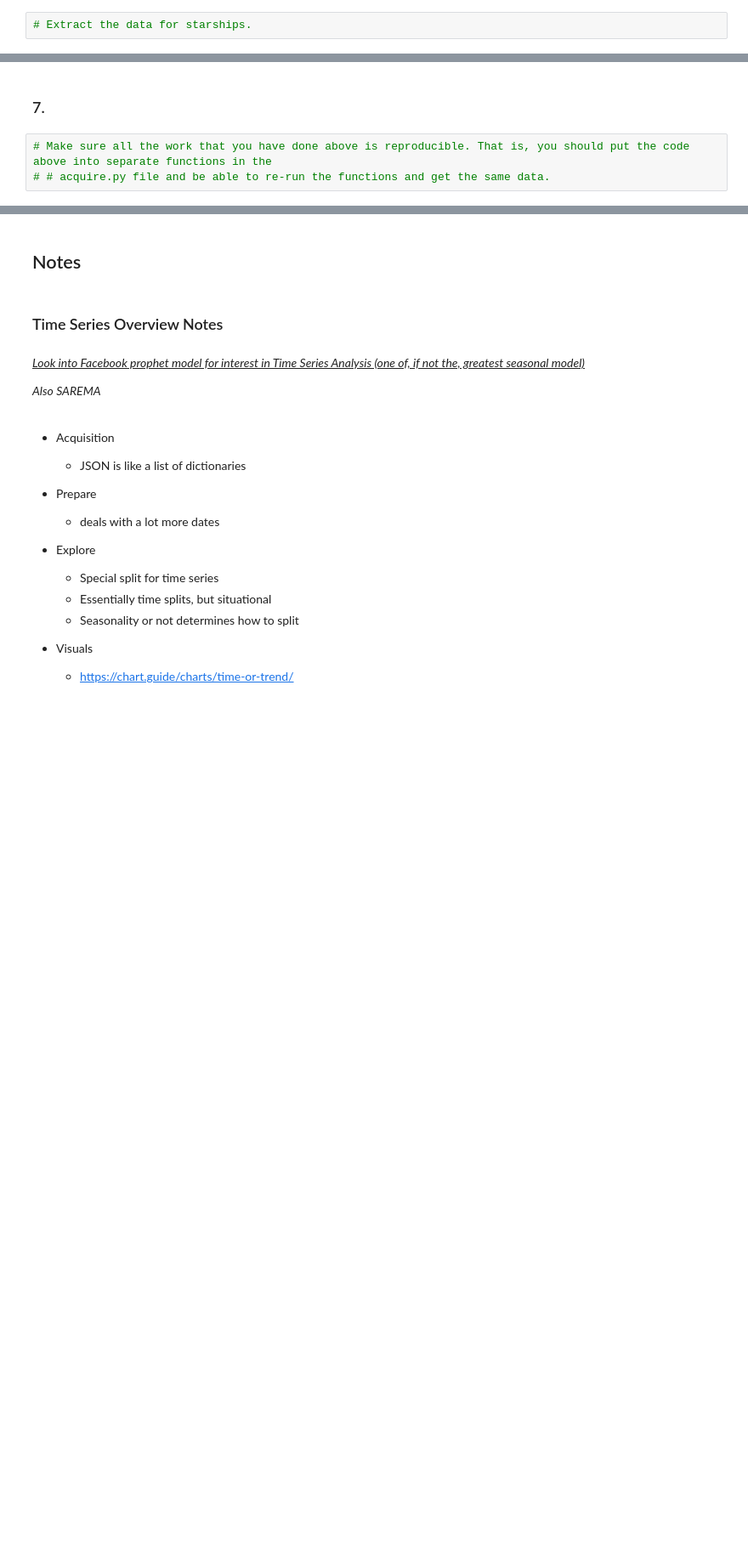
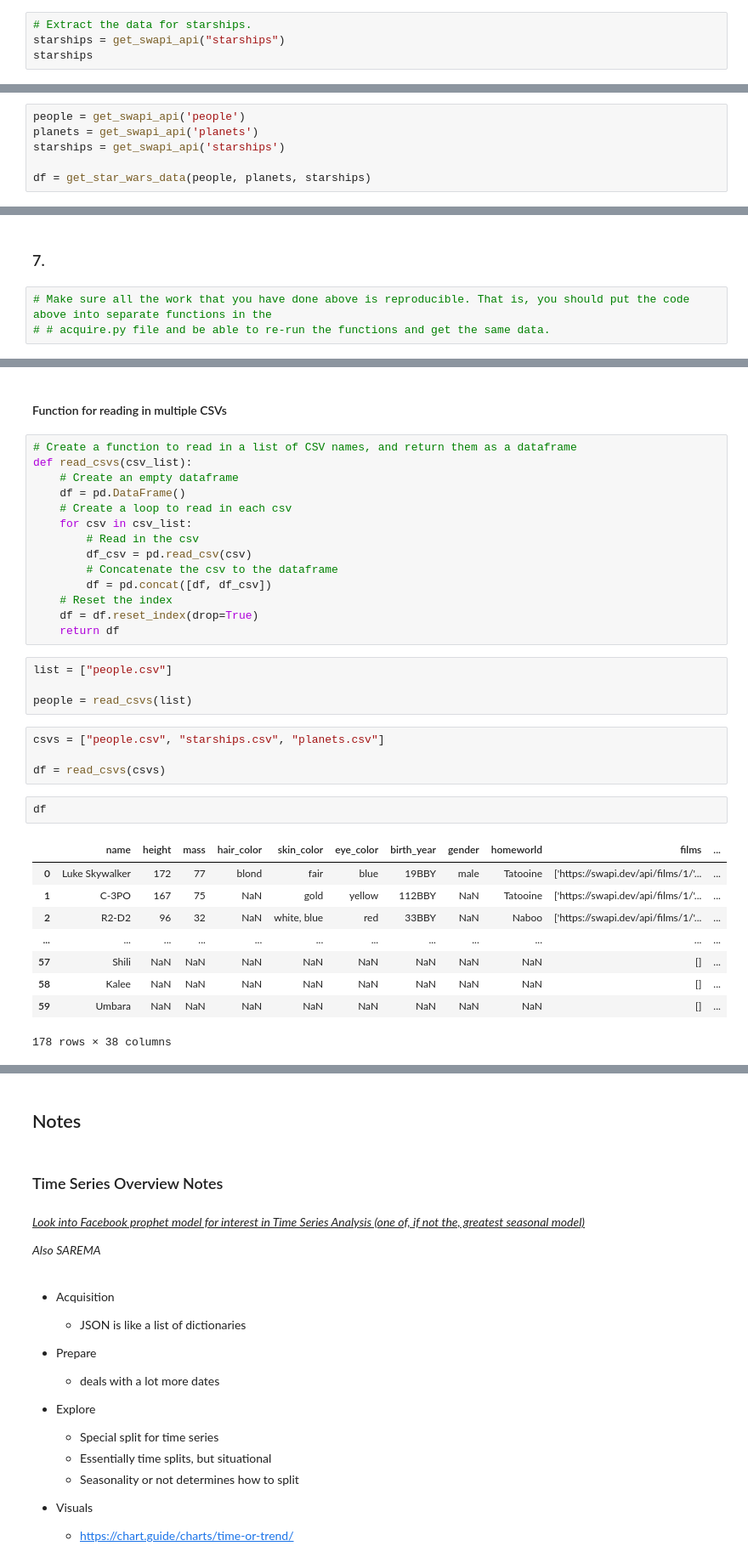
Before and after one commit to Zacharia-Schmitz/time-series-exercises, a Jupyter notebook: acquire & overview.ipynb, the cells around one changed output, grey strips where cells are left out. Shown: that part at 85% size. Cells and saved outputs as stored; diff of their text form; blank space fills up the shorter version.

```diff
--- a/acquire & overview.ipynb
+++ b/acquire & overview.ipynb
@@ -54,3 +70,5 @@ people
 ### 3.
 # %%
 # Extract the data for starships.
+starships = get_swapi_api("starships")
+starships
@@ -64,0 +156,6 @@ people
+# %%
+people = get_swapi_api('people')
+planets = get_swapi_api('planets')
+starships = get_swapi_api('starships')
+
+df = get_star_wars_data(people, planets, starships)
@@ -76,0 +222,36 @@ people
+# %% [markdown]
+#### Function for reading in multiple CSVs
+# %%
+# Create a function to read in a list of CSV names, and return them as a dataframe
+def read_csvs(csv_list):
+    # Create an empty dataframe
+    df = pd.DataFrame()
+    # Create a loop to read in each csv
+    for csv in csv_list:
+        # Read in the csv
+        df_csv = pd.read_csv(csv)
+        # Concatenate the csv to the dataframe
+        df = pd.concat([df, df_csv])
+    # Reset the index
+    df = df.reset_index(drop=True)
+    return df
+# %%
+list = ["people.csv"]
+
+people = read_csvs(list)
+# %%
+csvs = ["people.csv", "starships.csv", "planets.csv"]
+
+df = read_csvs(csvs)
+# %%
+df
+# %% [output]
+|  | name | height | mass | hair_color | skin_color | eye_color | birth_year | gender | homeworld | films | ... |
+| 0 | Luke Skywalker | 172 | 77 | blond | fair | blue | 19BBY | male | Tatooine | ['https://swapi.dev/api/films/1/'... | ... |
+| 1 | C-3PO | 167 | 75 | NaN | gold | yellow | 112BBY | NaN | Tatooine | ['https://swapi.dev/api/films/1/'... | ... |
+| 2 | R2-D2 | 96 | 32 | NaN | white, blue | red | 33BBY | NaN | Naboo | ['https://swapi.dev/api/films/1/'... | ... |
+| ... | ... | ... | ... | ... | ... | ... | ... | ... | ... | ... | ... |
+| 57 | Shili | NaN | NaN | NaN | NaN | NaN | NaN | NaN | NaN | [] | ... |
+| 58 | Kalee | NaN | NaN | NaN | NaN | NaN | NaN | NaN | NaN | [] | ... |
+| 59 | Umbara | NaN | NaN | NaN | NaN | NaN | NaN | NaN | NaN | [] | ... |
+178 rows × 38 columns
```
Also changed, not shown: parts of 23 cells of this notebook, 1 other file.
